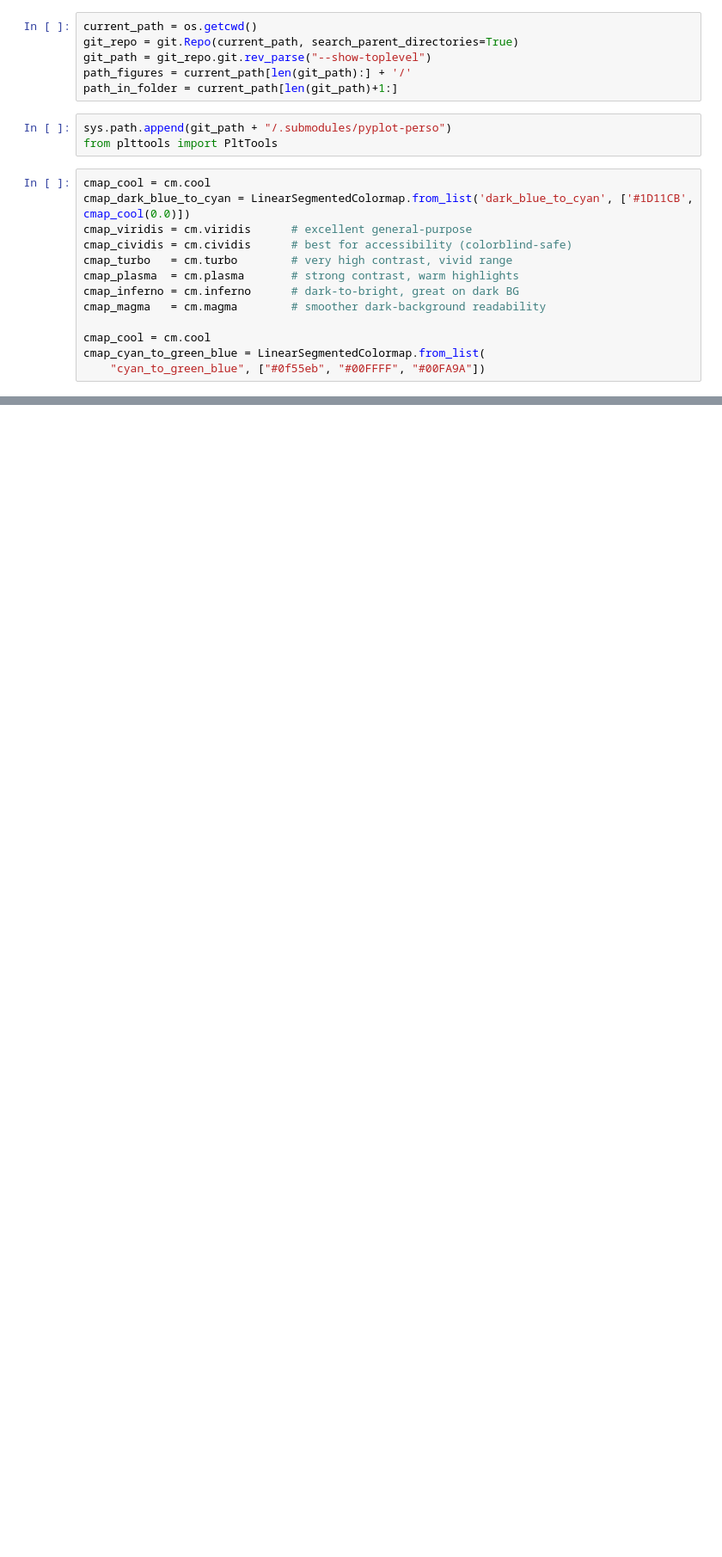
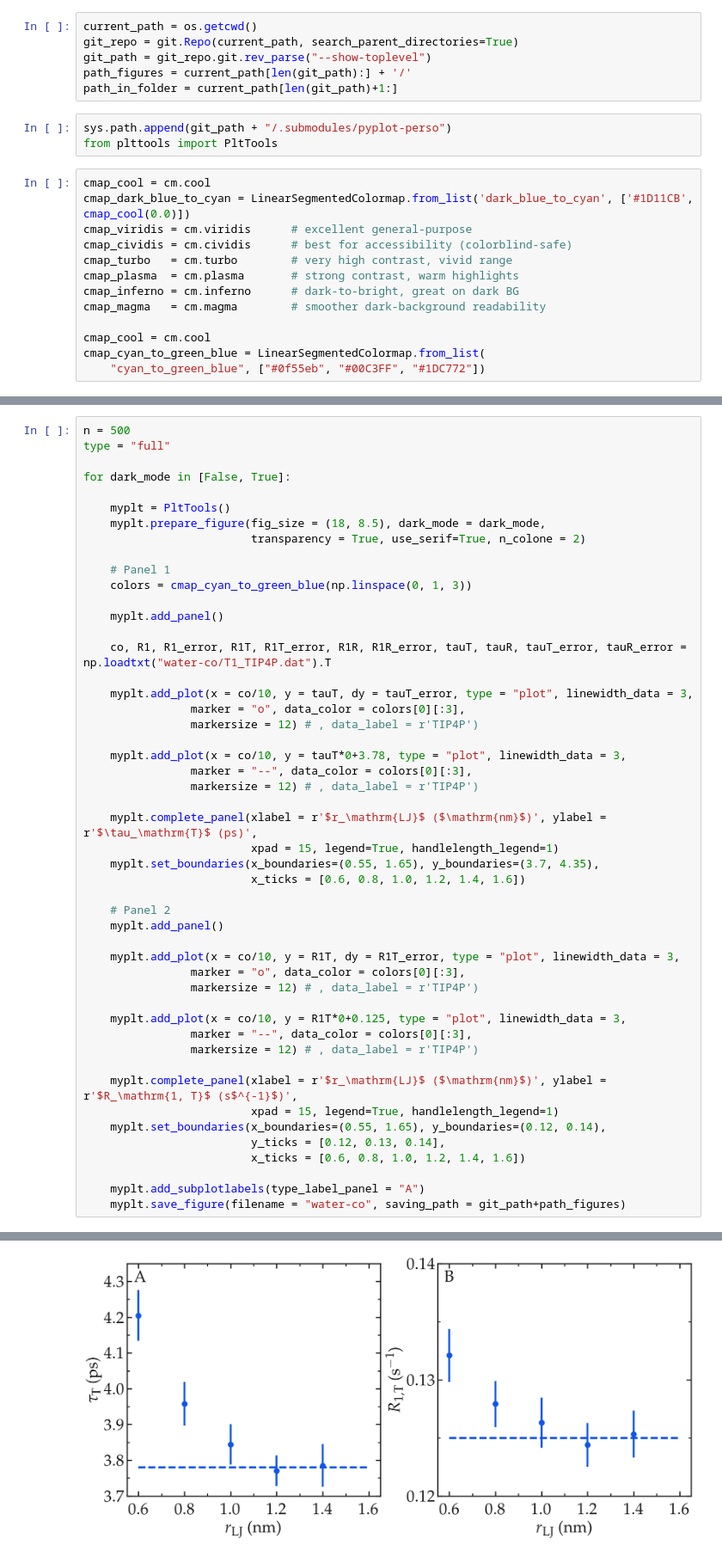
Before and after one commit to NMRDfromMD/nmrdfrommd.github.io, a Jupyter notebook: docs/source/theory/best-practice/water-co.ipynb, the cells around one changed output, grey strips where cells are left out. Shown at 86% size. Cells and saved outputs as stored; diff of their text form; blank space fills up the shorter version.

Commit message:
work on improving the figures

```diff
--- a/docs/source/theory/best-practice/water-co.ipynb
+++ b/docs/source/theory/best-practice/water-co.ipynb
@@ -27,4 +27,4 @@ cmap_magma   = cm.magma        # smoother dark-background readability
 
 cmap_cool = cm.cool
 cmap_cyan_to_green_blue = LinearSegmentedColormap.from_list(
-    "cyan_to_green_blue", ["#0f55eb", "#00FFFF", "#00FA9A"])
+    "cyan_to_green_blue", ["#0f55eb", "#00C3FF", "#1DC772"])
@@ -85,0 +31,50 @@ for dark_mode in [False, True]:
+# %%
+n = 500
+type = "full"
+
+for dark_mode in [False, True]:
+
+    myplt = PltTools()
+    myplt.prepare_figure(fig_size = (18, 8.5), dark_mode = dark_mode,
+                         transparency = True, use_serif=True, n_colone = 2)
+
+    # Panel 1
+    colors = cmap_cyan_to_green_blue(np.linspace(0, 1, 3))
+
+    myplt.add_panel()
+
+    co, R1, R1_error, R1T, R1T_error, R1R, R1R_error, tauT, tauR, tauT_error, tauR_error = np.loadtxt("water-co/T1_TIP4P.dat").T
+
+    myplt.add_plot(x = co/10, y = tauT, dy = tauT_error, type = "plot", linewidth_data = 3,
+                marker = "o", data_color = colors[0][:3],
+                markersize = 12) # , data_label = r'TIP4P')
+
+    myplt.add_plot(x = co/10, y = tauT*0+3.78, type = "plot", linewidth_data = 3,
+                marker = "--", data_color = colors[0][:3],
+                markersize = 12) # , data_label = r'TIP4P')
+
+    myplt.complete_panel(xlabel = r'$r_\mathrm{LJ}$ ($\mathrm{nm}$)', ylabel = r'$\tau_\mathrm{T}$ (ps)',
+                         xpad = 15, legend=True, handlelength_legend=1)
+    myplt.set_boundaries(x_boundaries=(0.55, 1.65), y_boundaries=(3.7, 4.35),
+                         x_ticks = [0.6, 0.8, 1.0, 1.2, 1.4, 1.6])
+
+    # Panel 2
+    myplt.add_panel()
+
+    myplt.add_plot(x = co/10, y = R1T, dy = R1T_error, type = "plot", linewidth_data = 3,
+                marker = "o", data_color = colors[0][:3],
+                markersize = 12) # , data_label = r'TIP4P')
+
+    myplt.add_plot(x = co/10, y = R1T*0+0.125, type = "plot", linewidth_data = 3,
+                marker = "--", data_color = colors[0][:3],
+                markersize = 12) # , data_label = r'TIP4P')
+
+    myplt.complete_panel(xlabel = r'$r_\mathrm{LJ}$ ($\mathrm{nm}$)', ylabel = r'$R_\mathrm{1, T}$ (s$^{-1}$)',
+                         xpad = 15, legend=True, handlelength_legend=1)
+    myplt.set_boundaries(x_boundaries=(0.55, 1.65), y_boundaries=(0.12, 0.14),
+                         y_ticks = [0.12, 0.13, 0.14],
+                         x_ticks = [0.6, 0.8, 1.0, 1.2, 1.4, 1.6])
+
+    myplt.add_subplotlabels(type_label_panel = "A")
+    myplt.save_figure(filename = "water-co", saving_path = git_path+path_figures)
+# %% [output]
@@ -85,0 +85 @@ for dark_mode in [False, True]:
+[figure, added]
```
Also changed, not shown: parts of 2 cells of this notebook, 9 other files.
